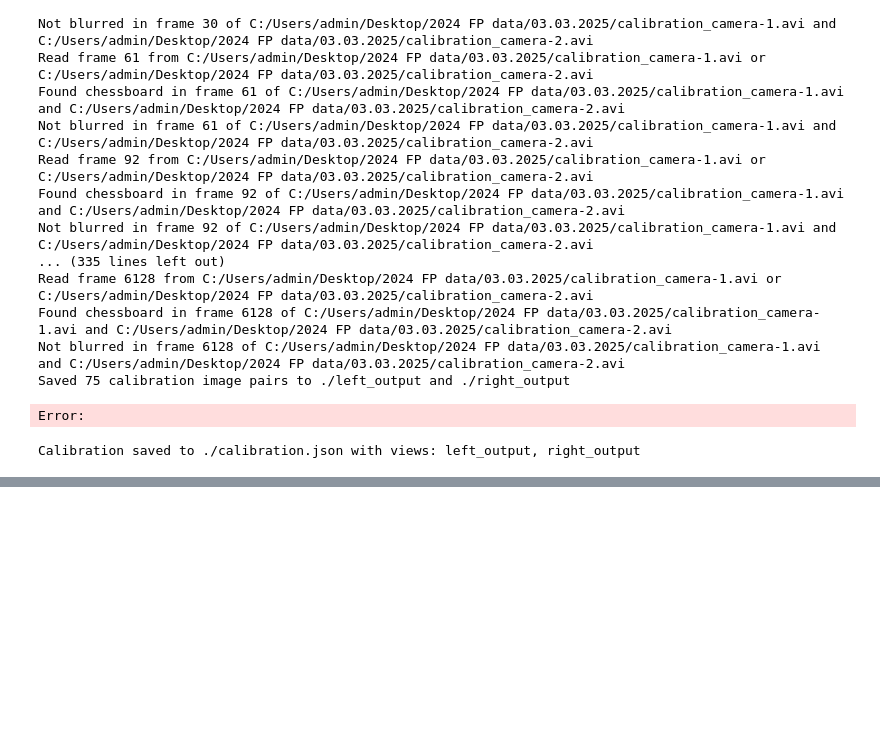
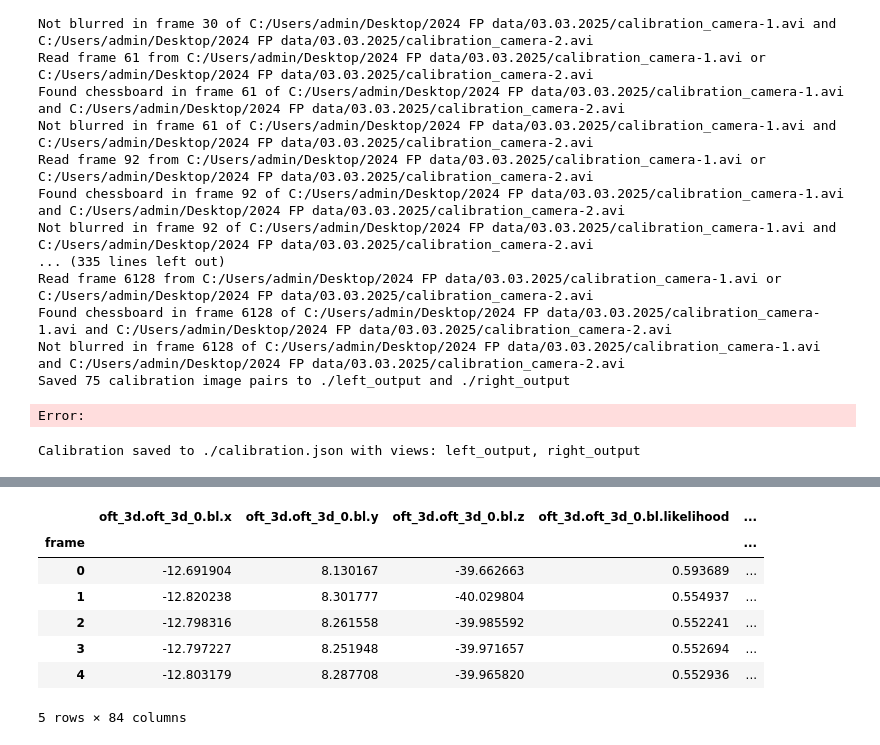
Before and after one commit to CodingDeni-boop/FOKUS-PROJEKT, a Jupyter notebook: 3d_stuff/3d_try.ipynb, the cells around one changed output, grey strips where cells are left out. Saved outputs shown, nothing was run; the diff lists cells and outputs as text; code cells hidden in the pictures; blank space fills up the shorter version.

```diff
--- a/3d_stuff/3d_try.ipynb
+++ b/3d_stuff/3d_try.ipynb
@@ -39,8 +39,13 @@ Calibration saved to ./calibration.json with views: left_output, right_output
 from py3r.behaviour.tracking.tracking import LoadOptions as opt
 
 options = opt(fps=30)
+# %%
+import json
+
+with open('calibration.json') as f:
+    calibration = json.load(f)
 # %%
 from py3r.behaviour.tracking.tracking_mv import TrackingMV as mv
 
-test = mv.from_yolo3r({"left_output":"oft_tracking/Empty_Cage_Left/1_Empty_Cage_Left_Sync.csv", "right_output":"oft_tracking/Empty_Cage_Right/1_Empty_Cage_Right_Sync.csv"},"1_Empty_Cage_multiview",
-                      options,"calibration.json")
+test = mv.from_yolo3r({"left_output":"oft_tracking/Empty_Cage/Empty_Cage_Left/1_Empty_Cage_Left_Sync.csv", "right_output":"oft_tracking/Empty_Cage/Empty_Cage_Right/1_Empty_Cage_Right_Sync.csv"},"1_Empty_Cage_multiview",
+                      options,calibration)
@@ -46,0 +72,13 @@ test = mv.from_yolo3r({"left_output":"oft_tracking/Empty_Cage_Left/1_Empty_Cage_
+# %%
+test3d = test.stereo_triangulate()
+# %%
+test3d.data.head()
+# %% [output]
+|  | oft_3d.oft_3d_0.bl.x | oft_3d.oft_3d_0.bl.y | oft_3d.oft_3d_0.bl.z | oft_3d.oft_3d_0.bl.likelihood | ... |
+| frame |  |  |  |  | ... |
+| 0 | -12.691904 | 8.130167 | -39.662663 | 0.593689 | ... |
+| 1 | -12.820238 | 8.301777 | -40.029804 | 0.554937 | ... |
+| 2 | -12.798316 | 8.261558 | -39.985592 | 0.552241 | ... |
+| 3 | -12.797227 | 8.251948 | -39.971657 | 0.552694 | ... |
+| 4 | -12.803179 | 8.287708 | -39.965820 | 0.552936 | ... |
+5 rows × 84 columns
```
Also changed, not shown: parts of 7 cells of this notebook, 4 other files.
